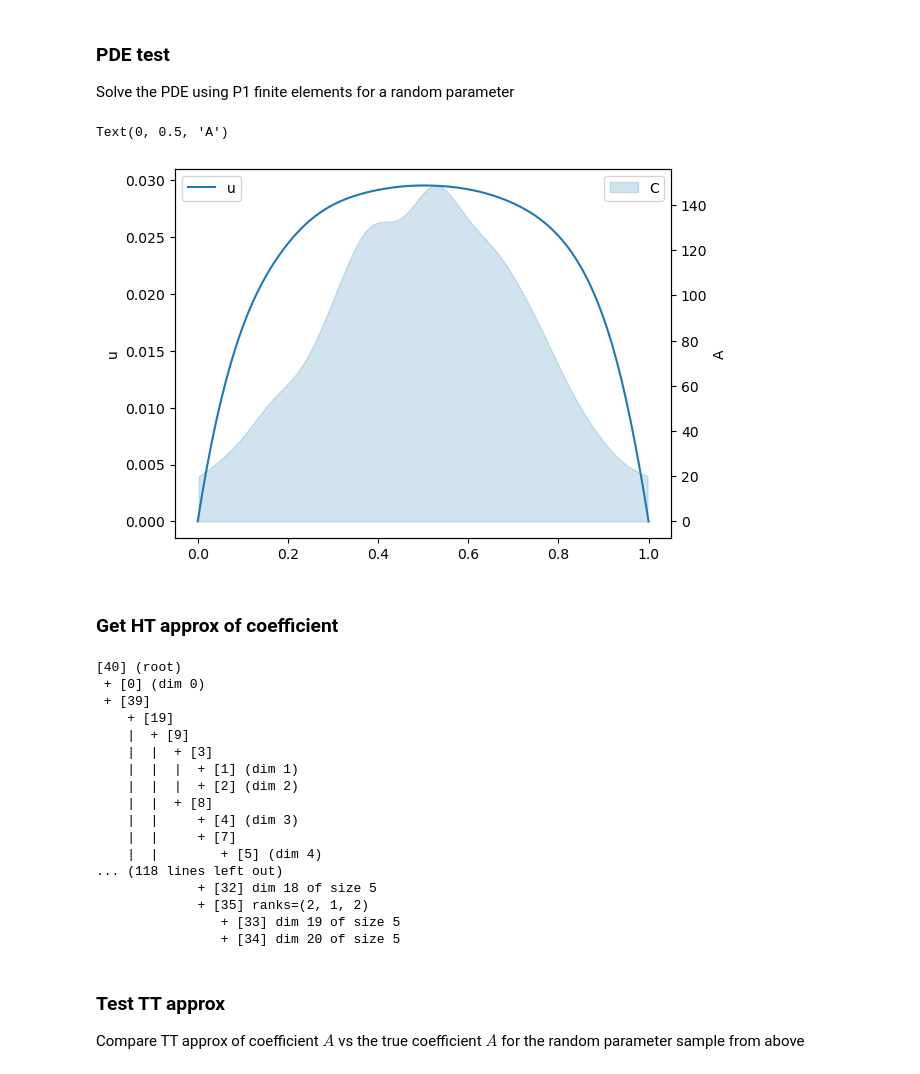
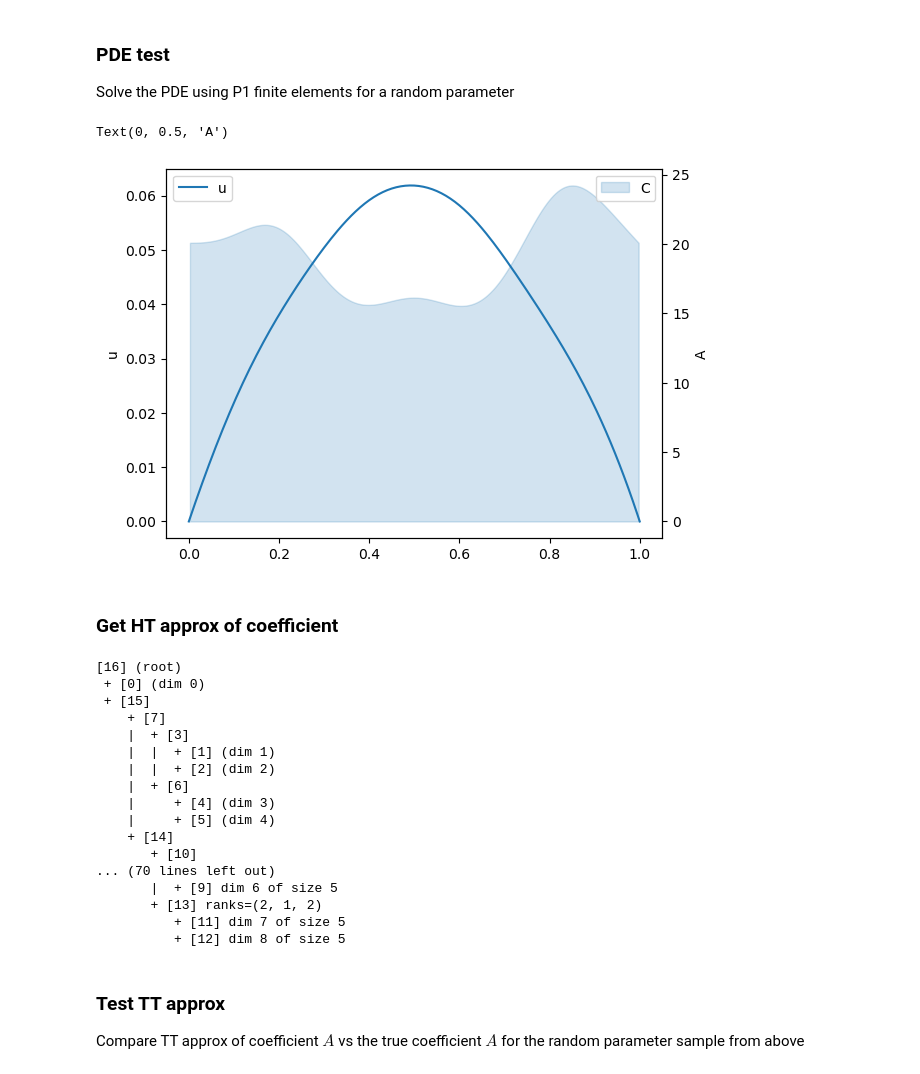
Before and after one commit to huberbenno/TT-IRT, a Jupyter notebook: python/htucker/tree_als_cross_test.ipynb, the cells around one changed output. Cells and saved outputs as stored; diff of their text form; code cells hidden in the pictures.

```diff
--- a/python/htucker/tree_als_cross_test.ipynb
+++ b/python/htucker/tree_als_cross_test.ipynb
@@ -116,7 +116,7 @@ Solve the PDE using P1 finite elements for a random parameter
 # %%
 Nx = 200    # spatial resolution
 Ny = 5       # parameter resolution
-n_a_param = 20 # number of parameters for diffusion coeff
+n_a_param = 8 # number of parameters for diffusion coeff
 n_param = n_a_param
 offset = 3   # parameter mean
 var = 4       # 'variance' of the parameters
@@ -126,34 +126,34 @@ v_min, v_max = -10, 10
 rng = np.random.default_rng()
 y = rng.uniform(0, Ny-1, n_a_param)
 v = rng.uniform(v_min, v_max)
 # X = np.hstack([np.arange(Nx).reshape((-1,1)), np.zeros((Nx,1)), np.tile(y, [Nx,1])])
 X = np.hstack([np.arange(Nx).reshape((-1,1)), np.tile(y, [Nx,1])])
 
 cfun = diffusion_coeff(Nx, Ny, offset, var)
 
 C_true = cfun(X)
 
 PDE_fun = SimplePDE(Nx)
 
 U = PDE_fun.solve([[C_true.reshape(-1,1), np.ones((1,1))], [np.ones((1,1))]])
 # U = PDE_fun.solve([[C_true.reshape(-1,1), v * np.ones((1,1)), np.ones((1,1))], [np.ones((1,1))]])
 U = np.ravel(U[0])
 
 fig, ax = plt.subplots()
 ax2 = ax.twinx()
 
 x = np.arange(Nx+1) / Nx
 midpoints = (np.arange(Nx) + 0.5) / Nx
 p = ax.plot(x, U, label='u')
 ax2.fill_between((np.arange(len(C_true)) + 0.5) / (len(C_true)), C_true, alpha=0.2, color=p[0].get_color(), label='C')
 
 ax.set_ylabel('u')
 ax.legend(loc='upper left')
 ax2.legend(loc='upper right')
 ax2.set_ylabel('A')
 # %% [output]
 Text(0, 0.5, 'A')
-[figure, old version]
+[figure, new version]
 # %% [markdown]
 ### Get HT approx of coefficient
 # %%
@@ -180,23 +180,23 @@ C_a.print()
 # C_a = tt.cross.rect_cross.cross(cfun, C_a, eps = 1e-8, kickrank=1)
 # C_a = C_a.round(1e-12)
 # %% [output]
-[40] (root)
+[16] (root)
  + [0] (dim 0)
- + [39]
-    + [19]
-    |  + [9]
-    |  |  + [3]
-    |  |  |  + [1] (dim 1)
-    |  |  |  + [2] (dim 2)
-    |  |  + [8]
-    |  |     + [4] (dim 3)
-    |  |     + [7]
-    |  |        + [5] (dim 4)
-... (118 lines left out)
-             + [32] dim 18 of size 5
-             + [35] ranks=(2, 1, 2)
-                + [33] dim 19 of size 5
-                + [34] dim 20 of size 5
+ + [15]
+    + [7]
+    |  + [3]
+    |  |  + [1] (dim 1)
+    |  |  + [2] (dim 2)
+    |  + [6]
+    |     + [4] (dim 3)
+    |     + [5] (dim 4)
+    + [14]
+       + [10]
+... (70 lines left out)
+       |  + [9] dim 6 of size 5
+       + [13] ranks=(2, 1, 2)
+          + [11] dim 7 of size 5
+          + [12] dim 8 of size 5
 # %% [markdown]
 ### Test TT approx
 
```
Also changed, not shown: parts of 6 cells of this notebook, 17 other files.
